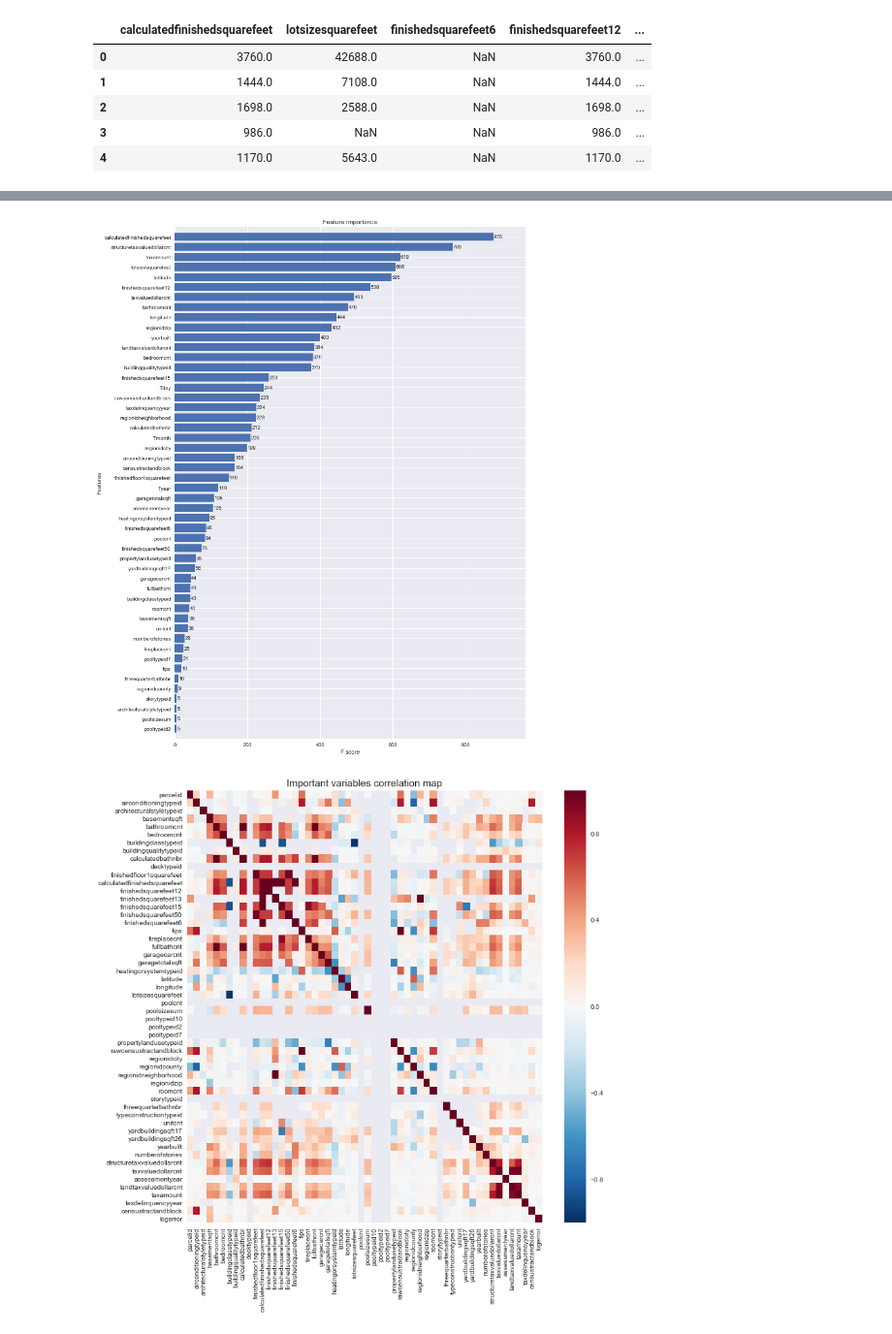
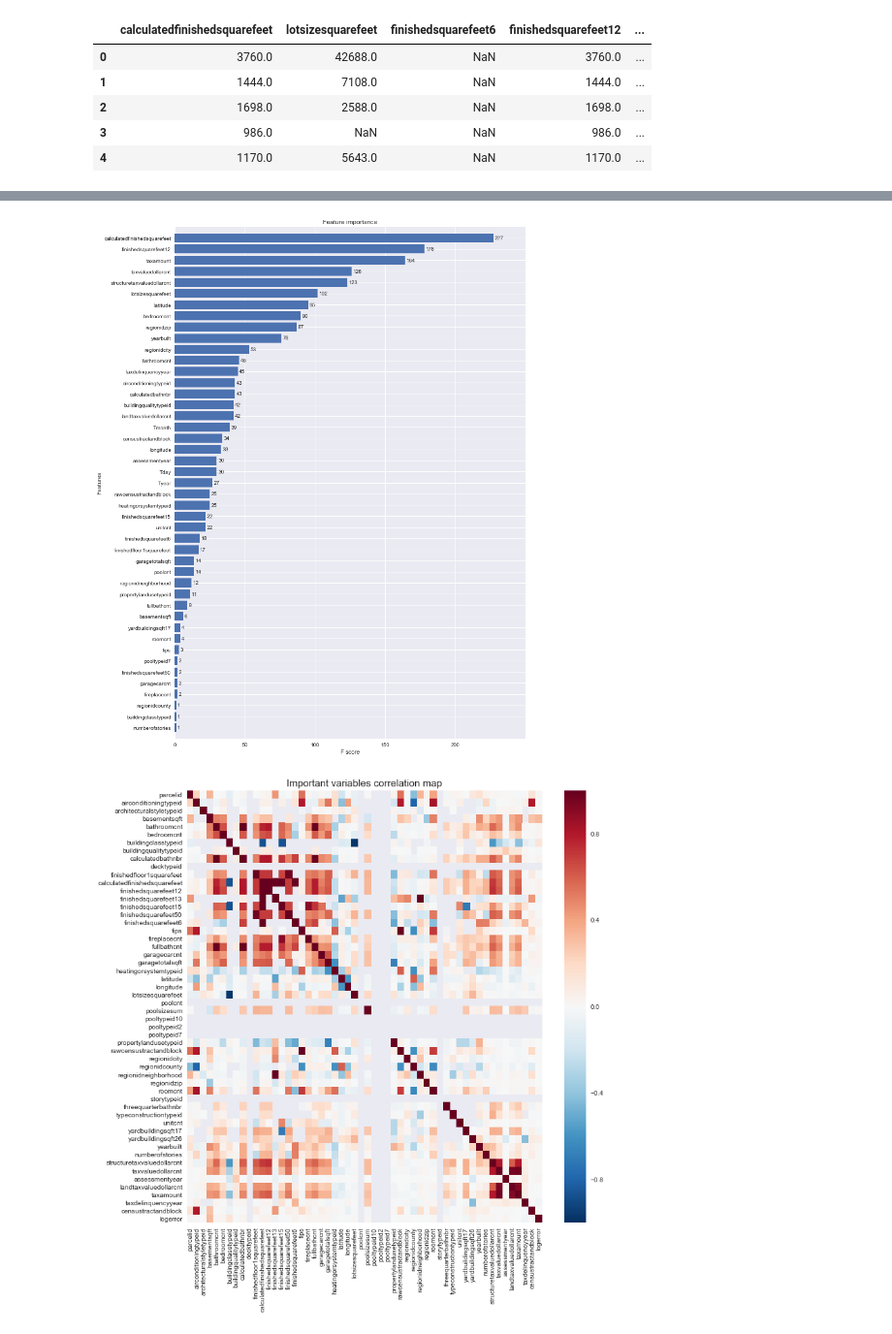
Before and after one commit to saurabhrpi/Improve-Zillow-s-Prediction-Residual, a Jupyter notebook: ZillowEstimate.ipynb, the cells around one changed output, grey strips where cells are left out. Shown at 97% size. Drawn from its saved outputs; the diff is of its cells as text; code cells hidden in the pictures.

Commit message:
Further fine tune XGBoost

```diff
--- a/ZillowEstimate.ipynb
+++ b/ZillowEstimate.ipynb
@@ -331,45 +336,35 @@ dtype: object
 
 train_y = data_trans_reduced_comb_f['logerror'].values
 df_train = data_trans_reduced_comb_f.drop(['parcelid', 'logerror','taxdelinquencyflag','fireplaceflag','propertyzoningdesc','propertycountylandusecode','hashottuborspa'], axis=1)
 feat_names = df_train.columns.values
 
 for c in df_train.columns:
     if df_train[c].dtype == 'object':
         lbl = preprocessing.LabelEncoder()
         lbl.fit(list(df_train[c].values))
         df_train[c] = lbl.transform(list(df_train[c].values))
 
-#import xgboost as xgb
-#xgb_params = {
-#    'eta': 0.05,
-#    'max_depth': 8,
-#    'subsample': 0.7,
-#    'colsample_bytree': 0.7,
-#    'objective': 'reg:linear',
-#    'silent': 1,
-#    'seed' : 0
-#}
 
 xgb_params = {
     'eta': 0.001,
-    'max_depth': 8,
+    'max_depth': 4,
     'subsample': 0.6,
     'colsample_bytree': 0.6,
     'objective': 'reg:linear',
     'silent': 1,
     'seed' : 0
 }
 
 
 dtrain = xgb.DMatrix(df_train, train_y, feature_names=df_train.columns.values)
 model = xgb.train(dict(xgb_params, silent=0), dtrain, num_boost_round=150)
 
 # plot the important features #
 fig, ax = plt.subplots(figsize=(12,18))
 xgb.plot_importance(model, max_num_features=50, height=0.8, ax=ax)
 plt.show()
 # %% [output]
-[figure, old version]
+[figure, new version]
 # %%
 plot_corr(data_trans_reduced_comb_f)
 # %% [output]
```
Also changed, not shown: parts of 31 cells of this notebook.
